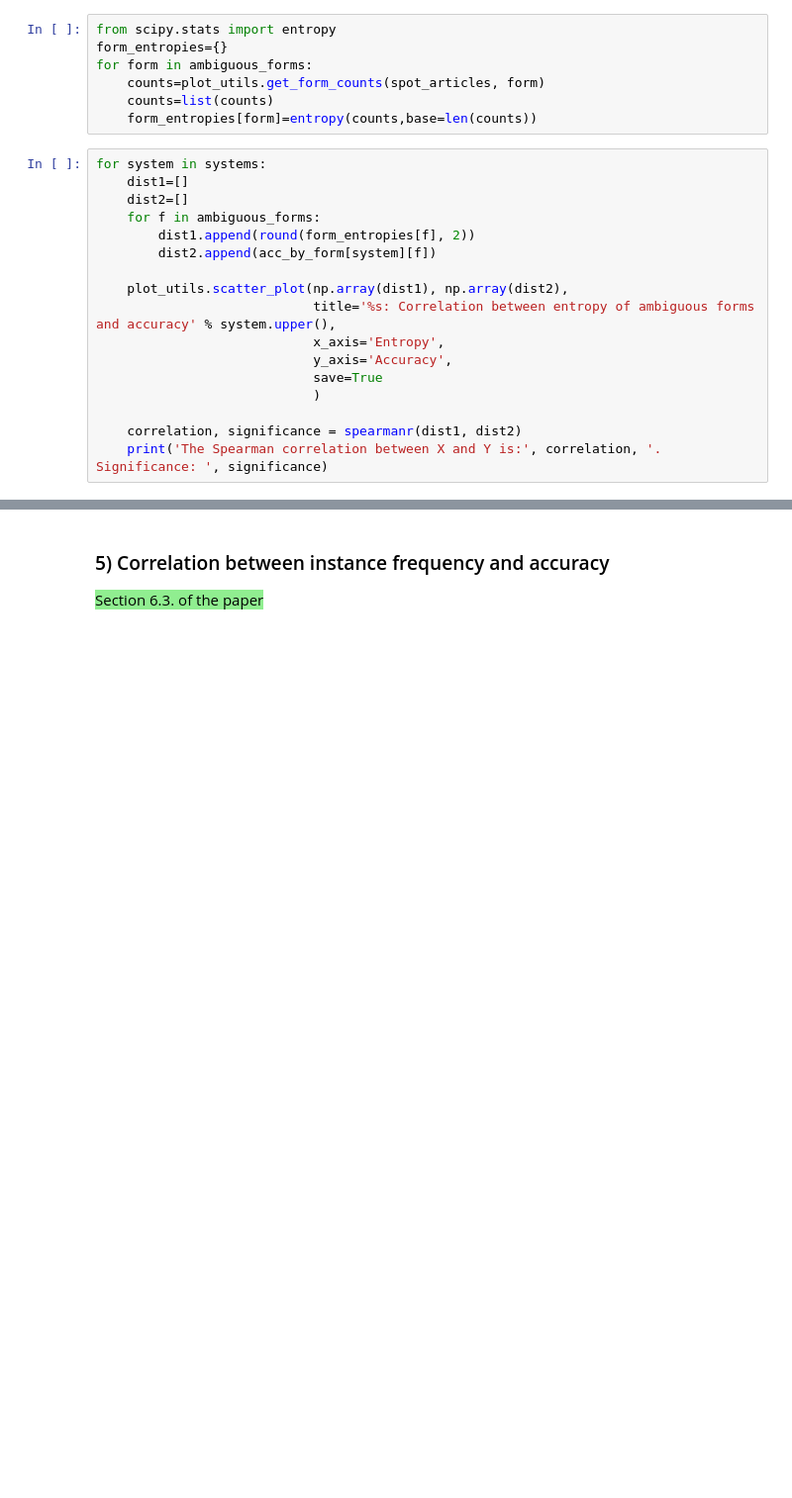
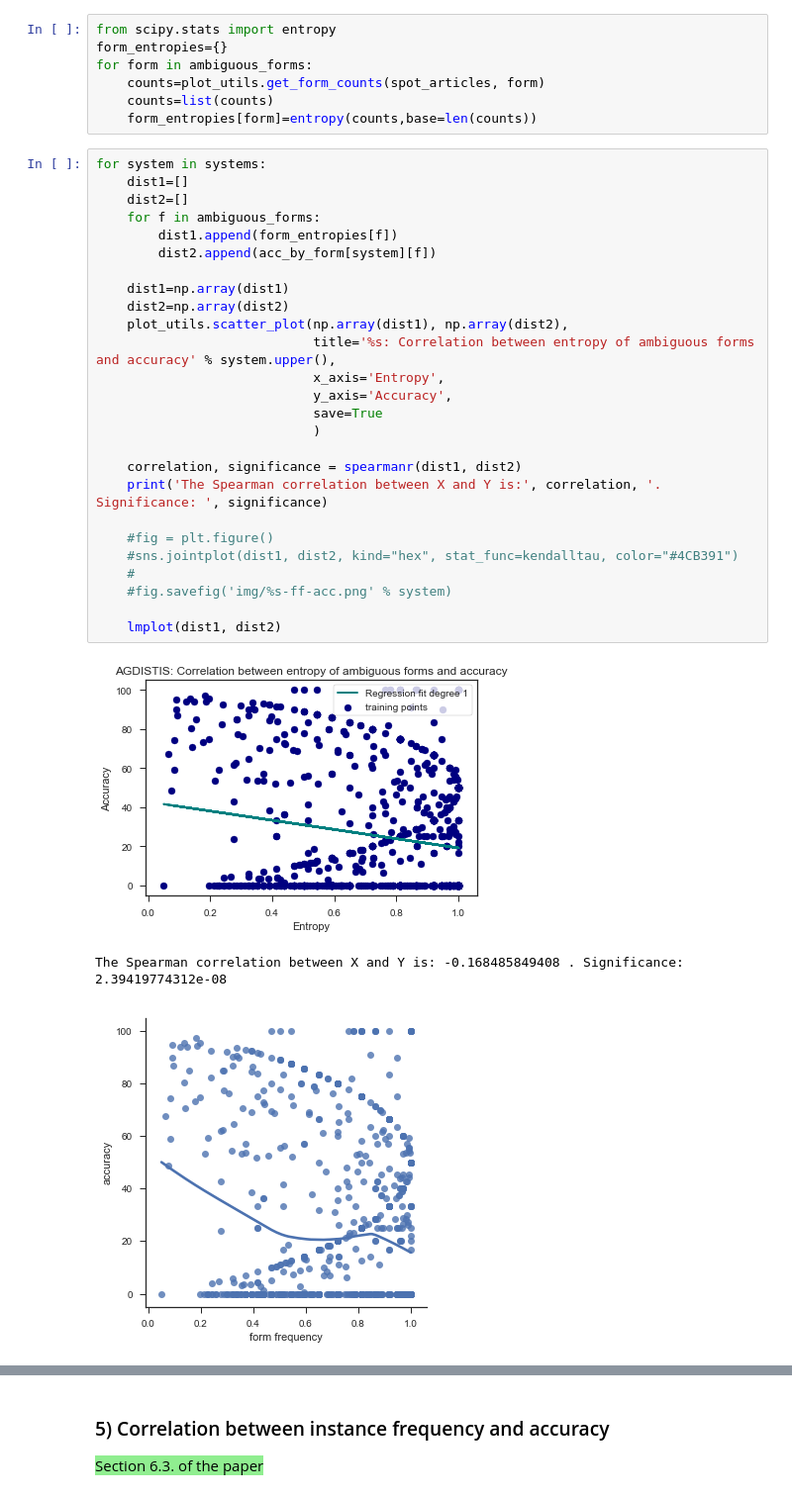
Before and after one commit to cltl/HumanLikeEL, a Jupyter notebook: System Analysis.ipynb, the cells around one changed output, grey strips where cells are left out. Shown at 99% size. Drawn from its saved outputs; the diff is of its cells as text; blank space fills up the shorter version.

```diff
--- a/System Analysis.ipynb
+++ b/System Analysis.ipynb
@@ -273,17 +304,30 @@ for form in ambiguous_forms:
 # %%
 for system in systems:
     dist1=[]
     dist2=[]
     for f in ambiguous_forms:
-        dist1.append(round(form_entropies[f], 2))
+        dist1.append(form_entropies[f])
         dist2.append(acc_by_form[system][f])
 
+    dist1=np.array(dist1)
+    dist2=np.array(dist2)
     plot_utils.scatter_plot(np.array(dist1), np.array(dist2),
                             title='%s: Correlation between entropy of ambiguous forms and accuracy' % system.upper(),
                             x_axis='Entropy',
                             y_axis='Accuracy',
                             save=True
                             )
 
     correlation, significance = spearmanr(dist1, dist2)
     print('The Spearman correlation between X and Y is:', correlation, '. Significance: ', significance)
+
+    #fig = plt.figure()
+    #sns.jointplot(dist1, dist2, kind="hex", stat_func=kendalltau, color="#4CB391")
+    #
+    #fig.savefig('img/%s-ff-acc.png' % system)
+
+    lmplot(dist1, dist2)
+# %% [output]
+[figure, added]
+The Spearman correlation between X and Y is: -0.168485849408 . Significance:  2.39419774312e-08
+[figure, added]
```
Also changed, not shown: parts of 24 cells of this notebook, 4 other files.
